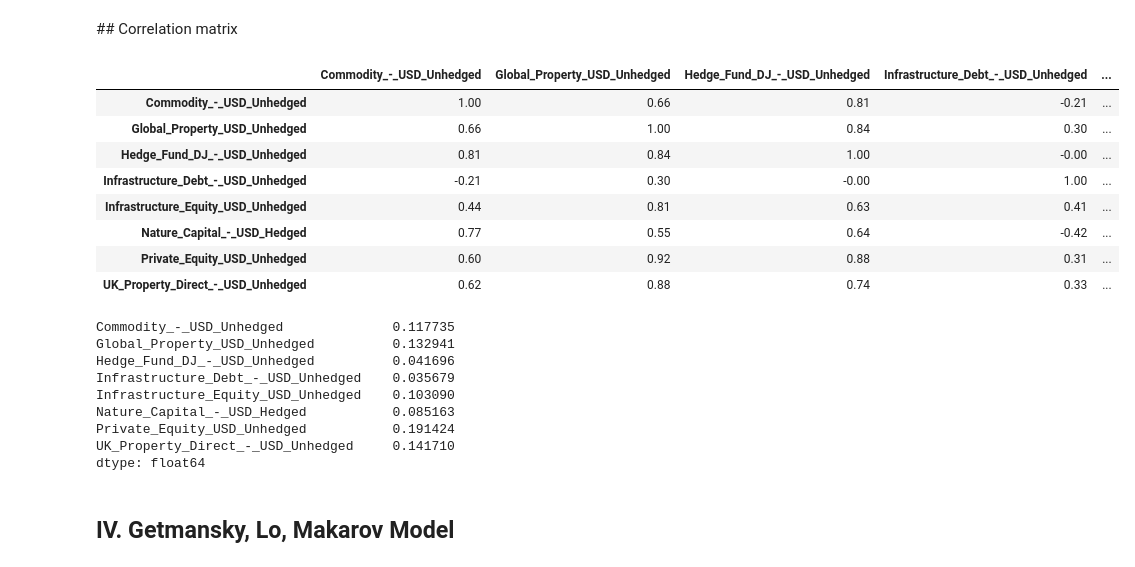
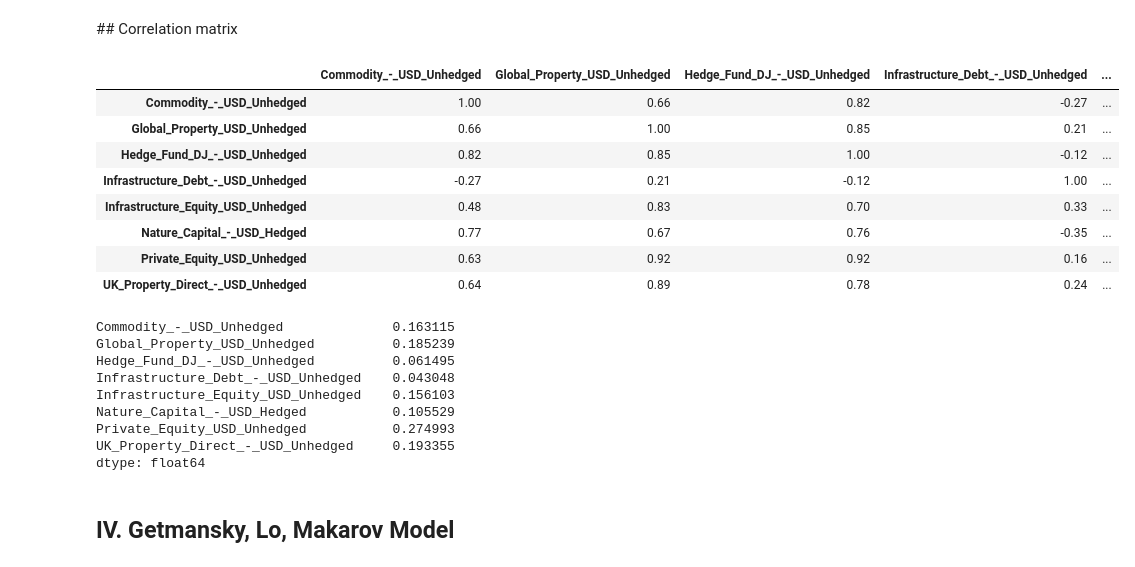
Before and after one commit to Perann/STAT_APP, a Jupyter notebook: main.ipynb, the cells around one changed output. Drawn from its saved outputs; the diff is of its cells as text; code cells hidden in the pictures.

```diff
--- a/main.ipynb
+++ b/main.ipynb
@@ -569,6 +557,7 @@ corr_matrix  = unsmoothed_linear[[col for col in unsmoothed_linear.columns if "u
 # %% [markdown]
 ## AR with rebasing
 # %%
-data = pd.read_csv('AR_Model/Ar_interpolated_data.csv')
+import pandas as pd
+data = pd.read_csv('AR_Model/Ar_interpolated_data.csv', index_col=0)
 data.head()
 # %% [output]
@@ -581,30 +571,30 @@ data.head()
 # %% [markdown]
 ## Correlation matrix
 # %%
-(quadratic_return.loc['2017-12-31':'2022-12-31'].corr()
+(data.loc['2017-12-31':'2022-12-31'].corr()
 .style.format(precision = 2)
 .background_gradient(cmap = 'RdYlGn', vmin = -1, vmax = 1, axis = None))
 # %% [output]
 |  | Commodity_-_USD_Unhedged | Global_Property_USD_Unhedged | Hedge_Fund_DJ_-_USD_Unhedged | Infrastructure_Debt_-_USD_Unhedged | ... |
-| Commodity_-_USD_Unhedged | 1.00 | 0.66 | 0.81 | -0.21 | ... |
-| Global_Property_USD_Unhedged | 0.66 | 1.00 | 0.84 | 0.30 | ... |
-| Hedge_Fund_DJ_-_USD_Unhedged | 0.81 | 0.84 | 1.00 | -0.00 | ... |
-| Infrastructure_Debt_-_USD_Unhedged | -0.21 | 0.30 | -0.00 | 1.00 | ... |
-| Infrastructure_Equity_USD_Unhedged | 0.44 | 0.81 | 0.63 | 0.41 | ... |
-| Nature_Capital_-_USD_Hedged | 0.77 | 0.55 | 0.64 | -0.42 | ... |
-| Private_Equity_USD_Unhedged | 0.60 | 0.92 | 0.88 | 0.31 | ... |
-| UK_Property_Direct_-_USD_Unhedged | 0.62 | 0.88 | 0.74 | 0.33 | ... |
+| Commodity_-_USD_Unhedged | 1.00 | 0.66 | 0.82 | -0.27 | ... |
+| Global_Property_USD_Unhedged | 0.66 | 1.00 | 0.85 | 0.21 | ... |
+| Hedge_Fund_DJ_-_USD_Unhedged | 0.82 | 0.85 | 1.00 | -0.12 | ... |
+| Infrastructure_Debt_-_USD_Unhedged | -0.27 | 0.21 | -0.12 | 1.00 | ... |
+| Infrastructure_Equity_USD_Unhedged | 0.48 | 0.83 | 0.70 | 0.33 | ... |
+| Nature_Capital_-_USD_Hedged | 0.77 | 0.67 | 0.76 | -0.35 | ... |
+| Private_Equity_USD_Unhedged | 0.63 | 0.92 | 0.92 | 0.16 | ... |
+| UK_Property_Direct_-_USD_Unhedged | 0.64 | 0.89 | 0.78 | 0.24 | ... |
 # %%
-quadratic_return.loc['2017-12-31':'2022-12-31'].agg(volatility_from_month)
+data.loc['2017-12-31':'2022-12-31'].agg(volatility_from_month)
 # %% [output]
-Commodity_-_USD_Unhedged              0.117735
-Global_Property_USD_Unhedged          0.132941
-Hedge_Fund_DJ_-_USD_Unhedged          0.041696
-Infrastructure_Debt_-_USD_Unhedged    0.035679
-Infrastructure_Equity_USD_Unhedged    0.103090
-Nature_Capital_-_USD_Hedged           0.085163
-Private_Equity_USD_Unhedged           0.191424
-UK_Property_Direct_-_USD_Unhedged     0.141710
+Commodity_-_USD_Unhedged              0.163115
+Global_Property_USD_Unhedged          0.185239
+Hedge_Fund_DJ_-_USD_Unhedged          0.061495
+Infrastructure_Debt_-_USD_Unhedged    0.043048
+Infrastructure_Equity_USD_Unhedged    0.156103
+Nature_Capital_-_USD_Hedged           0.105529
+Private_Equity_USD_Unhedged           0.274993
+UK_Property_Direct_-_USD_Unhedged     0.193355
 dtype: float64
 # %% [markdown]
 ## **IV. Getmansky, Lo, Makarov Model**
```
Also changed, not shown: parts of 3 cells of this notebook, 2 other files.
